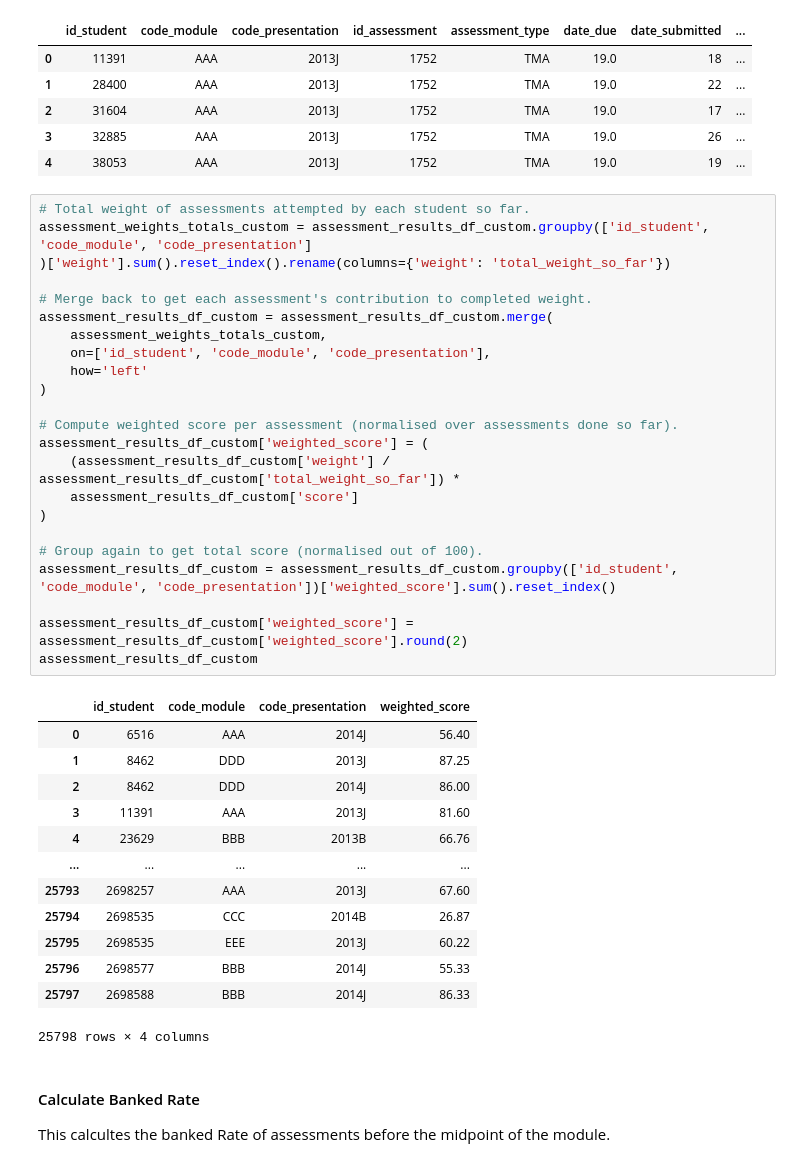
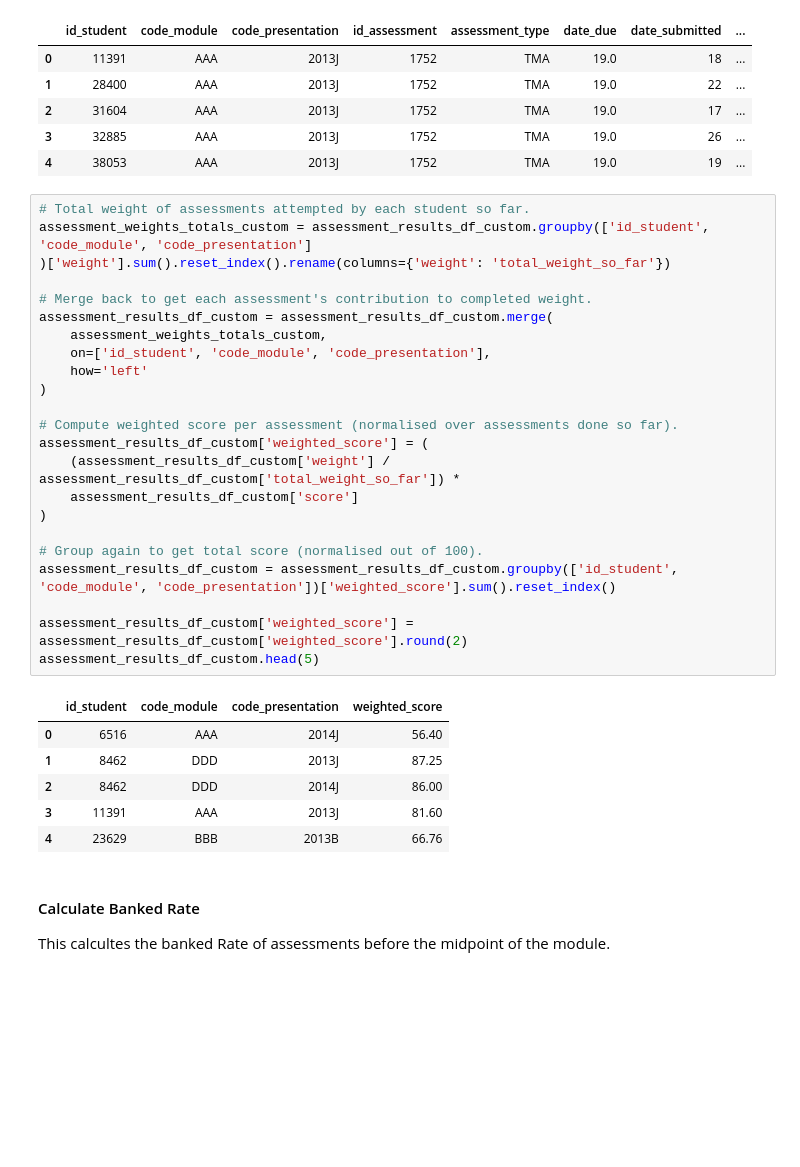
Before and after one commit to MScProjs/MScProject2025-Ali-Suhail, a Jupyter notebook: codes/models.ipynb, the cells around one changed output. Saved outputs shown, nothing was run; the diff lists cells and outputs as text; blank space fills up the shorter version.

```diff
--- a/codes/models.ipynb
+++ b/codes/models.ipynb
@@ -1940,40 +1964,33 @@ assessment_results_df_custom.head(5)
 # %%
 # Total weight of assessments attempted by each student so far.
 assessment_weights_totals_custom = assessment_results_df_custom.groupby(['id_student', 'code_module', 'code_presentation']
 )['weight'].sum().reset_index().rename(columns={'weight': 'total_weight_so_far'})
 
 # Merge back to get each assessment's contribution to completed weight.
 assessment_results_df_custom = assessment_results_df_custom.merge(
     assessment_weights_totals_custom,
     on=['id_student', 'code_module', 'code_presentation'],
     how='left'
 )
 
 # Compute weighted score per assessment (normalised over assessments done so far).
 assessment_results_df_custom['weighted_score'] = (
     (assessment_results_df_custom['weight'] / assessment_results_df_custom['total_weight_so_far']) *
     assessment_results_df_custom['score']
 )
 
 # Group again to get total score (normalised out of 100).
 assessment_results_df_custom = assessment_results_df_custom.groupby(['id_student', 'code_module', 'code_presentation'])['weighted_score'].sum().reset_index()
 
 assessment_results_df_custom['weighted_score'] = assessment_results_df_custom['weighted_score'].round(2)
-assessment_results_df_custom
+assessment_results_df_custom.head(5)
 # %% [output]
 |  | id_student | code_module | code_presentation | weighted_score |
 | 0 | 6516 | AAA | 2014J | 56.40 |
 | 1 | 8462 | DDD | 2013J | 87.25 |
 | 2 | 8462 | DDD | 2014J | 86.00 |
 | 3 | 11391 | AAA | 2013J | 81.60 |
 | 4 | 23629 | BBB | 2013B | 66.76 |
-| ... | ... | ... | ... | ... |
-| 25793 | 2698257 | AAA | 2013J | 67.60 |
-| 25794 | 2698535 | CCC | 2014B | 26.87 |
-| 25795 | 2698535 | EEE | 2013J | 60.22 |
-| 25796 | 2698577 | BBB | 2014J | 55.33 |
-| 25797 | 2698588 | BBB | 2014J | 86.33 |
-25798 rows × 4 columns
 # %% [markdown]
 #### Calculate Banked Rate
 
```
Also changed, not shown: parts of 15 cells of this notebook, 10 other files.
